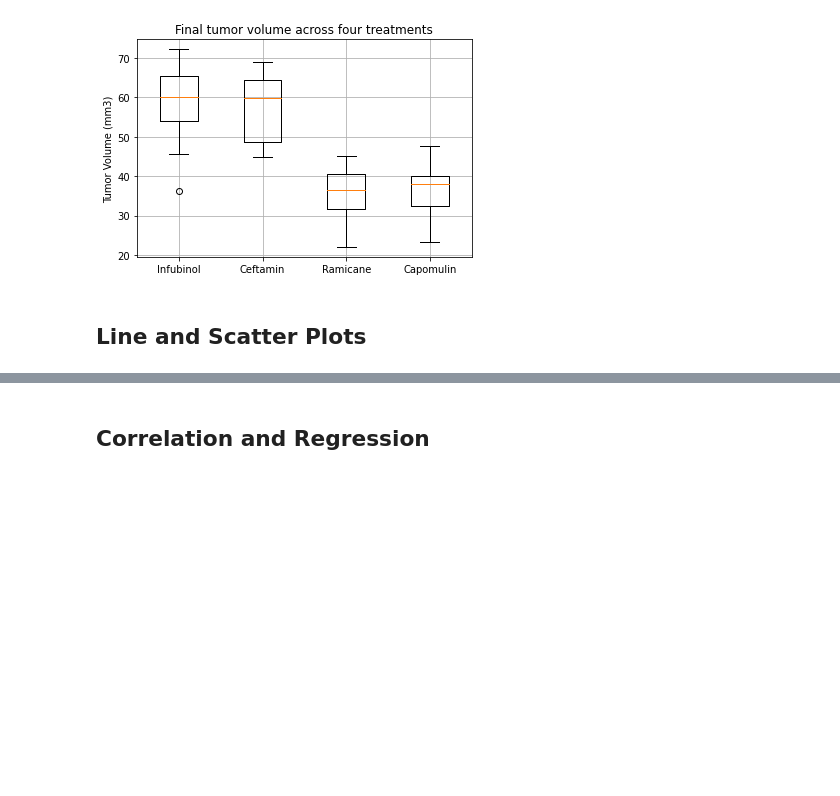
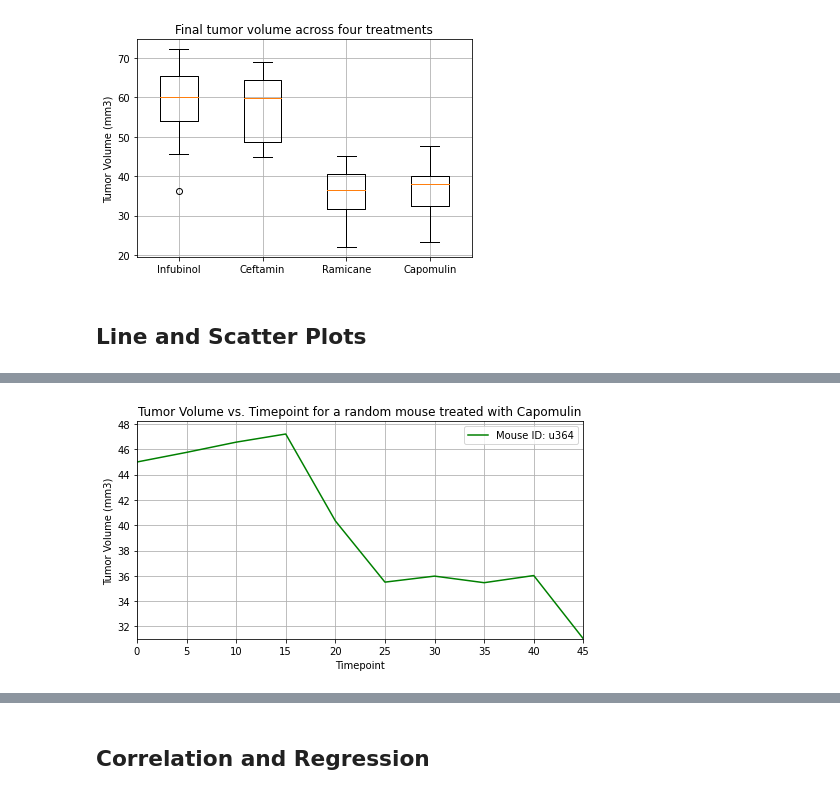
Before and after one commit to dianaagustinaf/matplotlib-challenge, a Jupyter notebook: pymaceuticals_analysis.ipynb, the cells around one changed output, grey strips where cells are left out. Saved outputs shown, nothing was run; the diff lists cells and outputs as text; code cells hidden in the pictures; blank space fills up the shorter version.

Commit message:
line, scatter and correlation

```diff
--- a/pymaceuticals_analysis.ipynb
+++ b/pymaceuticals_analysis.ipynb
@@ -404,3 +406,8 @@ plt.show()
 ## Line and Scatter Plots
 # %%
 # Generate a line plot of tumor volume vs. time point for a mouse treated with Capomulin
+capomulin_data = data_cleaned.loc[data_cleaned["Drug Regimen"] == "Capomulin",:]
+capomulin_mouses = capomulin_data["Mouse ID"].unique()
+mouse = random.choice(capomulin_mouses)
+random_mouse = capomulin_data.loc[capomulin_data["Mouse ID"] == mouse]
+random_mouse
@@ -408,0 +426,15 @@ plt.show()
+# %%
+plt.figure(figsize=(8,4))
+plt.xlim((0,random_mouse["Timepoint"].max()))
+plt.ylim((random_mouse["Tumor Volume (mm3)"].min(),random_mouse["Tumor Volume (mm3)"].max()+1))
+plt.plot(random_mouse["Timepoint"],random_mouse["Tumor Volume (mm3)"],
+         label="Mouse ID: " + mouse,
+         color="green")
+plt.xlabel("Timepoint")
+plt.ylabel("Tumor Volume (mm3)")
+plt.title(f"Tumor Volume vs. Timepoint for a random mouse treated with Capomulin")
+plt.grid()
+plt.legend()
+plt.show()
+# %% [output]
+[figure, added]
```
Also changed, not shown: parts of 10 cells of this notebook.
